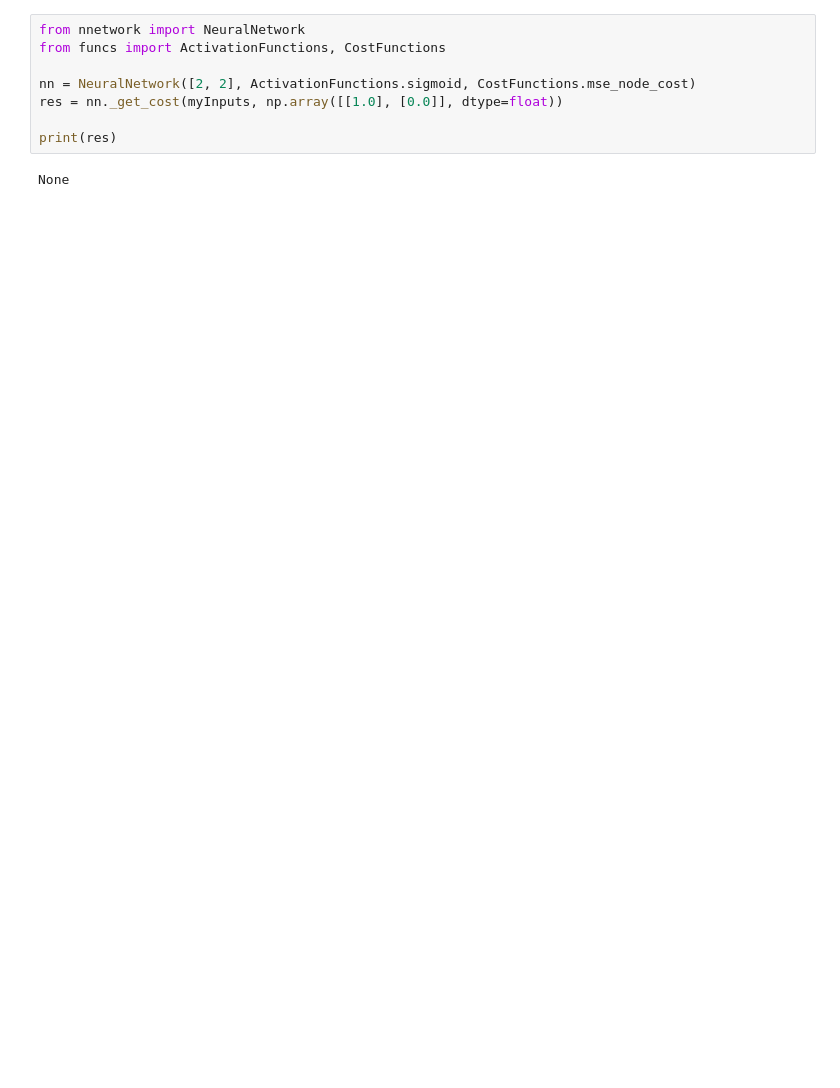
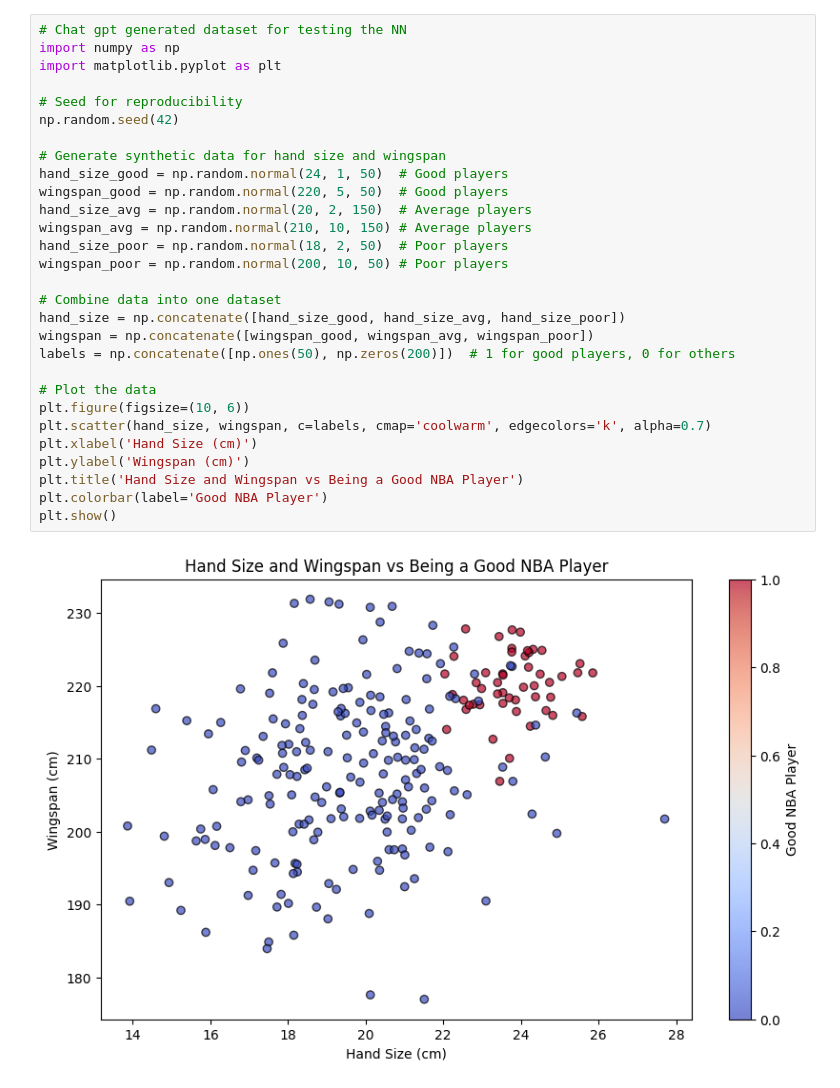
Before and after one commit to Sneedemgottem/pyneural-network, a Jupyter notebook: main.ipynb, the cells around one changed output. Saved outputs shown, nothing was run; the diff lists cells and outputs as text; blank space fills up the shorter version.

Commit message:
random simple dataset generated by chatgpt for testing/training a tiny neural network

```diff
--- a/main.ipynb
+++ b/main.ipynb
@@ -57,10 +1,31 @@ Result after applying sigmoid
-# %%
-from nnetwork import NeuralNetwork
-from funcs import ActivationFunctions, CostFunctions
-
-nn = NeuralNetwork([2, 2], ActivationFunctions.sigmoid, CostFunctions.mse_node_cost)
-res = nn._get_cost(myInputs, np.array([[1.0], [0.0]], dtype=float))
-
-print(res)
-# %% [output]
-None
+# %%
+# Chat gpt generated dataset for testing the NN
+import numpy as np
+import matplotlib.pyplot as plt
+
+# Seed for reproducibility
+np.random.seed(42)
+
+# Generate synthetic data for hand size and wingspan
+hand_size_good = np.random.normal(24, 1, 50)  # Good players
+wingspan_good = np.random.normal(220, 5, 50)  # Good players
+hand_size_avg = np.random.normal(20, 2, 150)  # Average players
+wingspan_avg = np.random.normal(210, 10, 150) # Average players
+hand_size_poor = np.random.normal(18, 2, 50)  # Poor players
+wingspan_poor = np.random.normal(200, 10, 50) # Poor players
+
+# Combine data into one dataset
+hand_size = np.concatenate([hand_size_good, hand_size_avg, hand_size_poor])
+wingspan = np.concatenate([wingspan_good, wingspan_avg, wingspan_poor])
+labels = np.concatenate([np.ones(50), np.zeros(200)])  # 1 for good players, 0 for others
+
+# Plot the data
+plt.figure(figsize=(10, 6))
+plt.scatter(hand_size, wingspan, c=labels, cmap='coolwarm', edgecolors='k', alpha=0.7)
+plt.xlabel('Hand Size (cm)')
+plt.ylabel('Wingspan (cm)')
+plt.title('Hand Size and Wingspan vs Being a Good NBA Player')
+plt.colorbar(label='Good NBA Player')
+plt.show()
+# %% [output]
+[figure, added]
```
Also changed, not shown: parts of 1 cell of this notebook.
